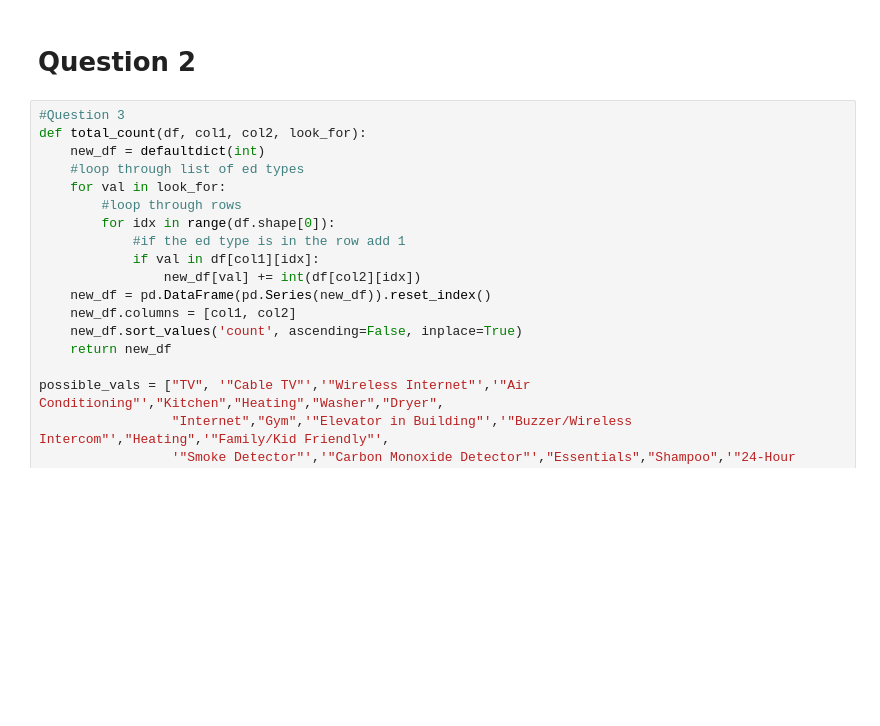
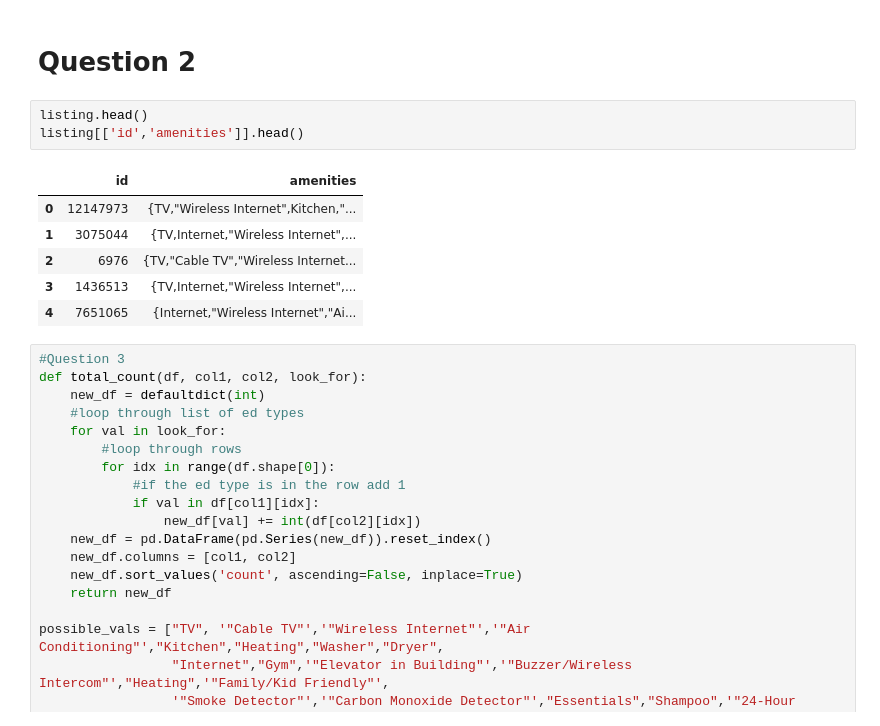
Before and after one commit to elena-zampieri/airbnb-seatle-analysis, a Jupyter notebook: Seattle Analysis.ipynb, the cells around one changed output. Saved outputs shown, nothing was run; the diff lists cells and outputs as text; blank space fills up the shorter version.

```diff
--- a/Seattle Analysis.ipynb
+++ b/Seattle Analysis.ipynb
@@ -180,6 +194,16 @@ plt.show()
 [figure]
 # %% [markdown]
 # Question 2
+# %%
+listing.head()
+listing[['id','amenities']].head()
+# %% [output]
+|  | id | amenities |
+| 0 | 12147973 | {TV,"Wireless Internet",Kitchen,"... |
+| 1 | 3075044 | {TV,Internet,"Wireless Internet",... |
+| 2 | 6976 | {TV,"Cable TV","Wireless Internet... |
+| 3 | 1436513 | {TV,Internet,"Wireless Internet",... |
+| 4 | 7651065 | {Internet,"Wireless Internet","Ai... |
 # %%
 #Question 3
 def total_count(df, col1, col2, look_for):
```
Also changed, not shown: parts of 2 cells of this notebook, 1 other file.
